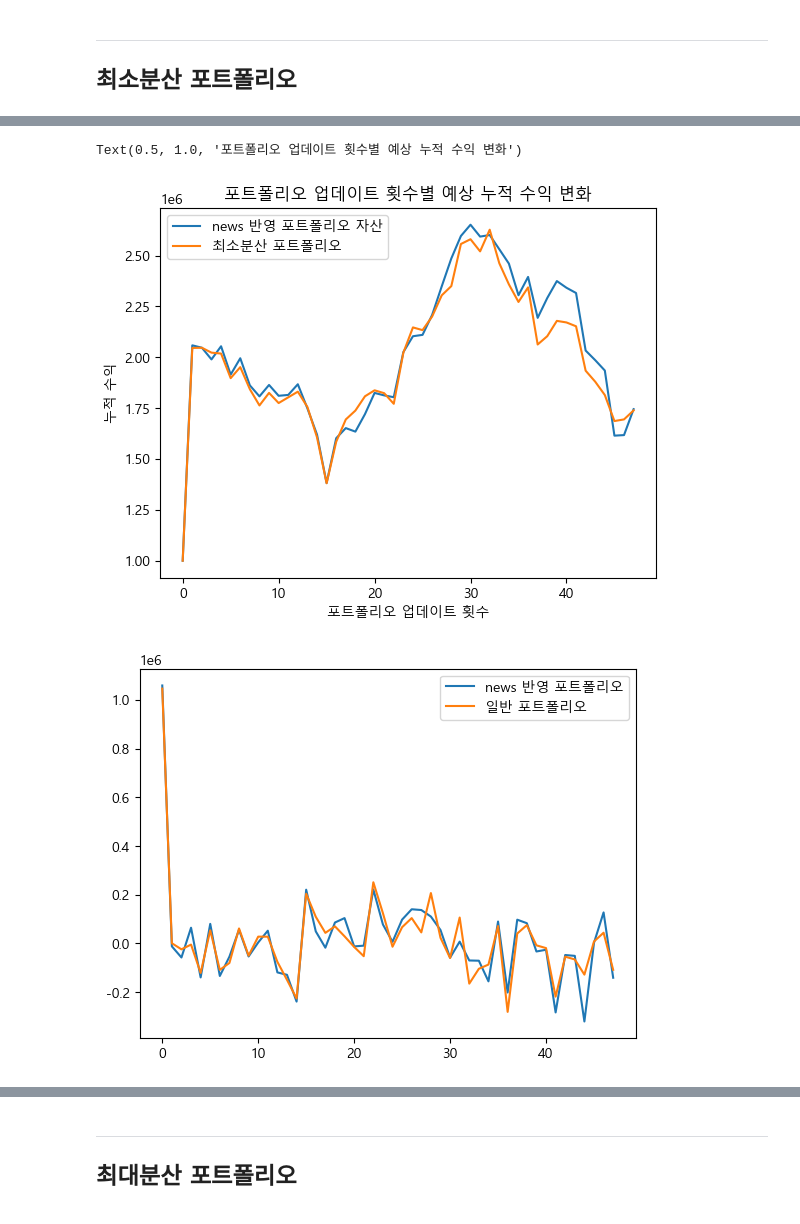
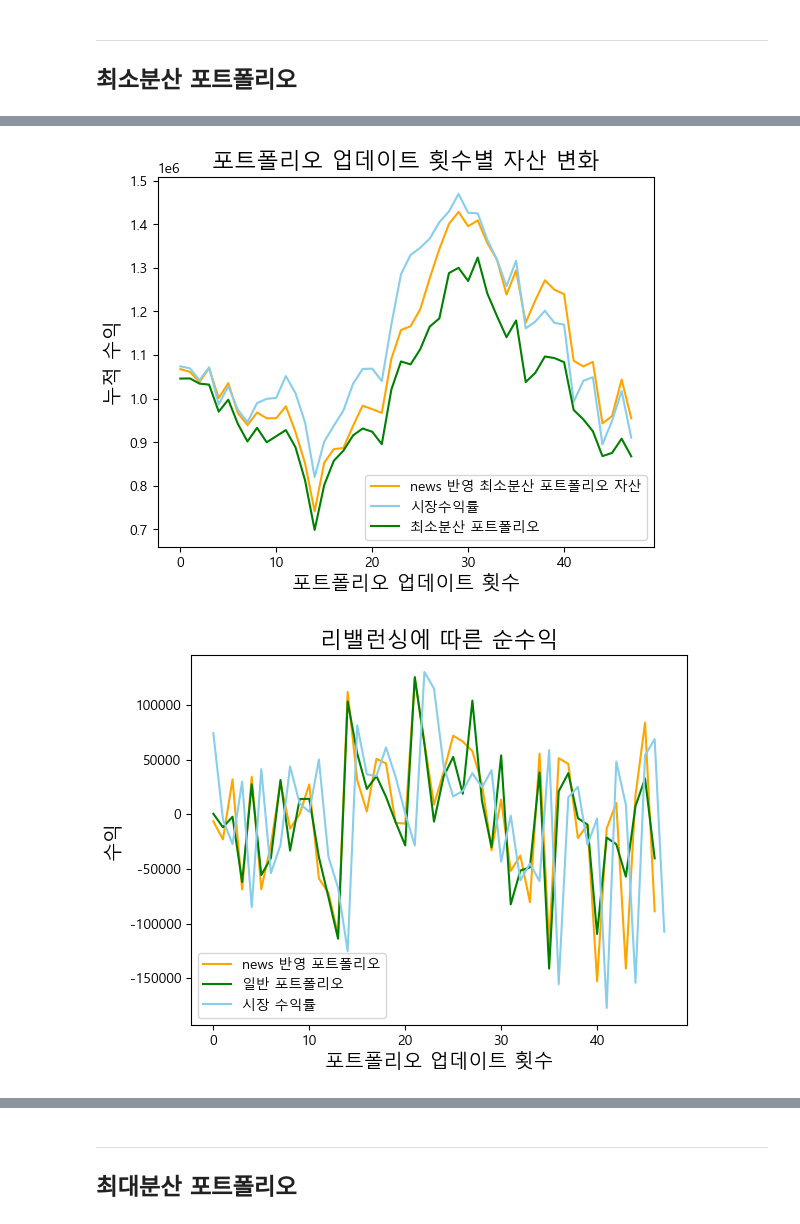
Before and after one commit to Jjineeq/Web_Crawling, a Jupyter notebook: Quant_total.ipynb, the cells around one changed output, grey strips where cells are left out. Cells and saved outputs as stored; diff of their text form; code cells hidden in the pictures.

```diff
--- a/Quant_total.ipynb
+++ b/Quant_total.ipynb
@@ -209,39 +203,3 @@ InstantiationError: Adding constraints to an already solved problem might have u
-# %%
-b = 1000000
-solution_2 = []
-money_2 = []
-sol_2 = pd.DataFrame(index=range(0,1), columns = df.columns)
-profit_2 = []
-
-for i in range(0,len(X_valid)):
-
-    table = pd.concat([X_train.iloc[i:,:], X_valid.iloc[:i,:]])
-    mu = expected_returns.mean_historical_return(table, frequency = 12)
-    S = risk_models.sample_cov(table, frequency = 12)
-
-    ef = EfficientFrontier(mu,S)
-    weights_2 = ef.min_volatility()
-    #weights_2 = ef.max_quadratic_utility()
-    #weights_2 = ef.max_sharpe()
-    cleaned_weights = ef.clean_weights()
-    if i == 0:
-        test_table = get_latest_prices(X_train)
-    else:
-        test_table = get_latest_prices(X_valid.iloc[:i,:])
-
-    da = DiscreteAllocation(cleaned_weights, test_table, total_portfolio_value = b)
-
-    data_2,solution_2 = da.lp_portfolio()
-    money_2.append(b)
-    mat_2 = pd.DataFrame.from_dict(data = data_2, orient='index', dtype='int').T
-    sol_2 = pd.merge(sol_2, mat_2, how = 'outer').fillna(0)
-    if i ==0:
-        solution_2 = sol_2.iloc[1,:] @ X_valid.iloc[0,:].T
-    else:
-        solution_2 = sol_2.iloc[i+1,:] @ X_valid.iloc[i,:].T - b
-    #solution_2 = solution_2 - b
-    b += solution_2
-    profit_2.append(solution_2)
 # %% [markdown]
 ---
 ## 최소분산 포트폴리오
@@ -258,18 +291,22 @@ plt.show()
 # %%
-#plt.plot((pd.DataFrame(money)), label = '미래 반영 포트폴리오 자산')
-plt.plot((pd.DataFrame(money)), label = 'news 반영 포트폴리오 자산')
-plt.plot((pd.DataFrame(money_2)), label = '최소분산 포트폴리오')
-plt.xlabel('포트폴리오 업데이트 횟수')
-plt.ylabel('누적 수익')
+plt.plot(money, label = 'news 반영 최소분산 포트폴리오 자산', color = 'orange')
+plt.plot(kospi_result, label = '시장수익률', color = 'skyblue')
+plt.plot(money_2, label = '최소분산 포트폴리오', color = 'green')
+plt.xlabel('포트폴리오 업데이트 횟수', size = 14)
+plt.ylabel('누적 수익', size = 14)
+plt.title('포트폴리오 업데이트 횟수별 자산 변화', size = 16)
 plt.legend()
-plt.title('포트폴리오 업데이트 횟수별 예상 누적 수익 변화')
+plt.show()
 # %% [output]
-Text(0.5, 1.0, '포트폴리오 업데이트 횟수별 예상 누적 수익 변화')
-[figure, old version]
+[figure, new version]
 # %%
-plt.plot(profit, label = 'news 반영 포트폴리오')
-plt.plot(profit_2, label = '일반 포트폴리오')
+plt.title('리밸런싱에 따른 순수익', size = 16)
+plt.plot(profit[1:], label = 'news 반영 포트폴리오', color = 'orange')
+plt.plot(profit_2[1:], label = '일반 포트폴리오',color = 'green')
+plt.plot(kkk_result, label = '시장 수익률', color = 'skyblue')
+plt.xlabel('포트폴리오 업데이트 횟수', size = 14)
+plt.ylabel('수익', size = 14)
 plt.legend()
 plt.show()
 # %% [output]
-[figure, old version]
+[figure, new version]
```
Also changed, not shown: parts of 38 cells of this notebook, 2 other files.
